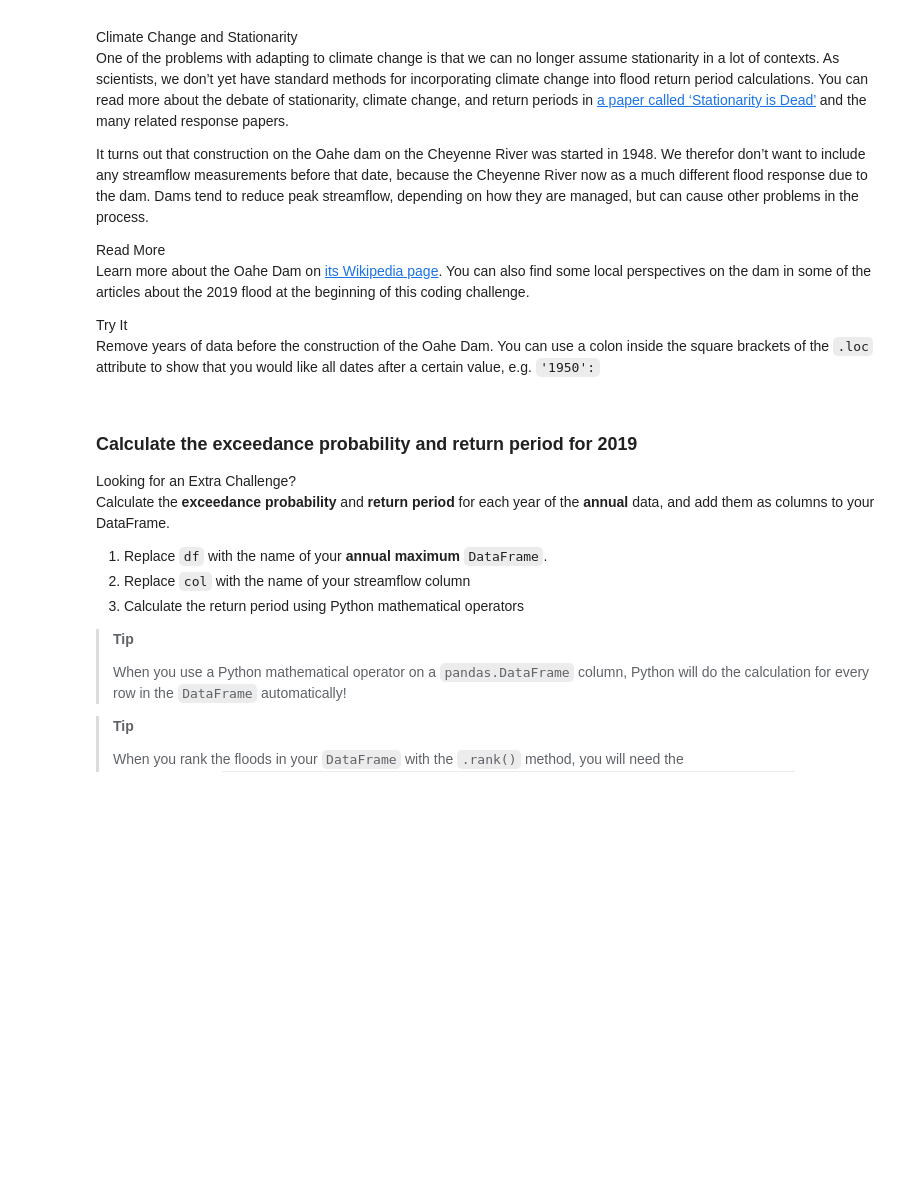
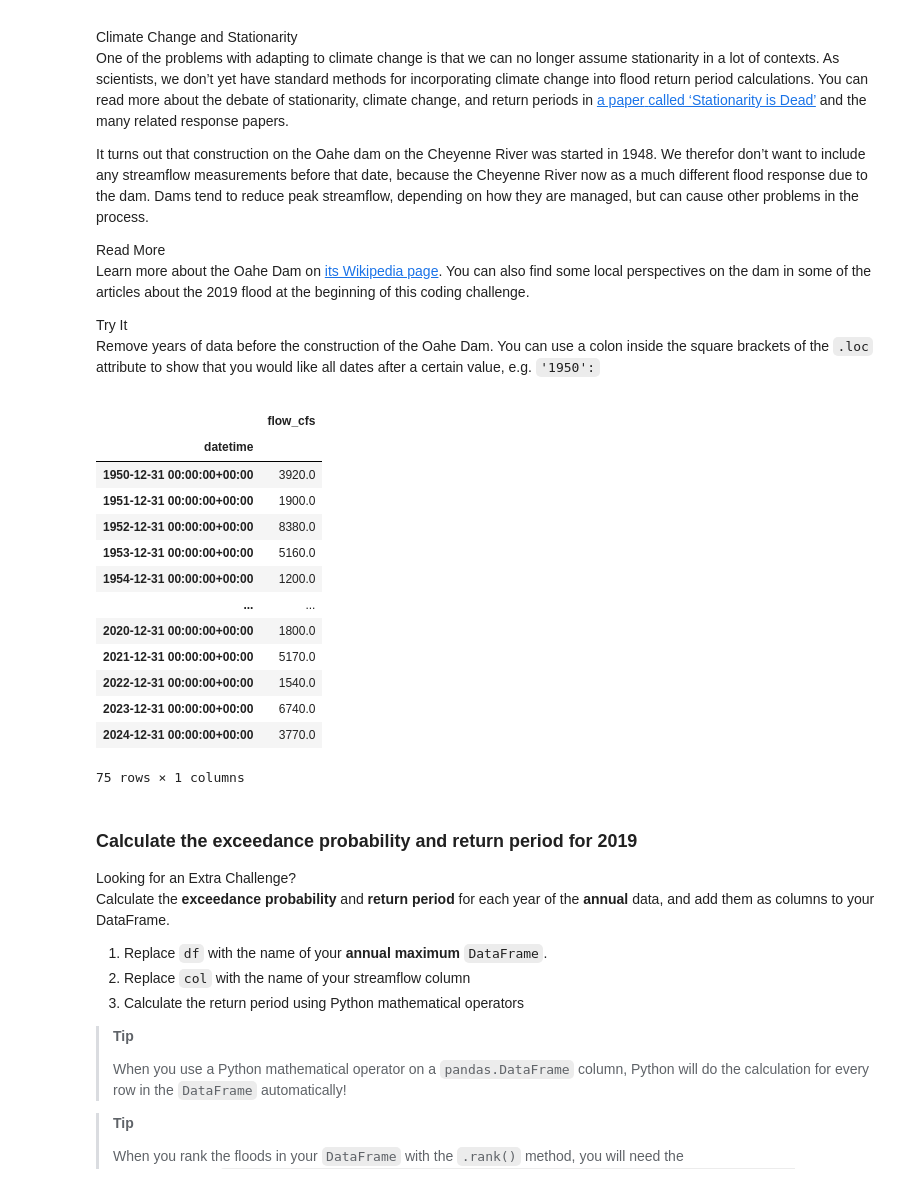
Before and after one commit to cu-esiil-edu/02-flood-noahcowper, a Jupyter notebook: notebooks/flood-04-frequency.ipynb, the cells around one changed output. Cells and saved outputs as stored; diff of their text form; code cells hidden in the pictures; blank space fills up the shorter version.

```diff
--- a/notebooks/flood-04-frequency.ipynb
+++ b/notebooks/flood-04-frequency.ipynb
@@ -211,6 +211,23 @@ attribute to show that you would like all dates after a certain value,
 e.g. <code>'1950':</code></p></div></div>
 # %%
 # Select data from after dam construction
+postdampeak_df = annualpeak_df.loc['1950':]
+postdampeak_df
+# %% [output]
+|  | flow_cfs |
+| datetime |  |
+| 1950-12-31 00:00:00+00:00 | 3920.0 |
+| 1951-12-31 00:00:00+00:00 | 1900.0 |
+| 1952-12-31 00:00:00+00:00 | 8380.0 |
+| 1953-12-31 00:00:00+00:00 | 5160.0 |
+| 1954-12-31 00:00:00+00:00 | 1200.0 |
+| ... | ... |
+| 2020-12-31 00:00:00+00:00 | 1800.0 |
+| 2021-12-31 00:00:00+00:00 | 5170.0 |
+| 2022-12-31 00:00:00+00:00 | 1540.0 |
+| 2023-12-31 00:00:00+00:00 | 6740.0 |
+| 2024-12-31 00:00:00+00:00 | 3770.0 |
+75 rows × 1 columns
 # %% [markdown]
 ### Calculate the exceedance probability and return period for 2019
 
```
Also changed, not shown: parts of 1 cell of this notebook.
